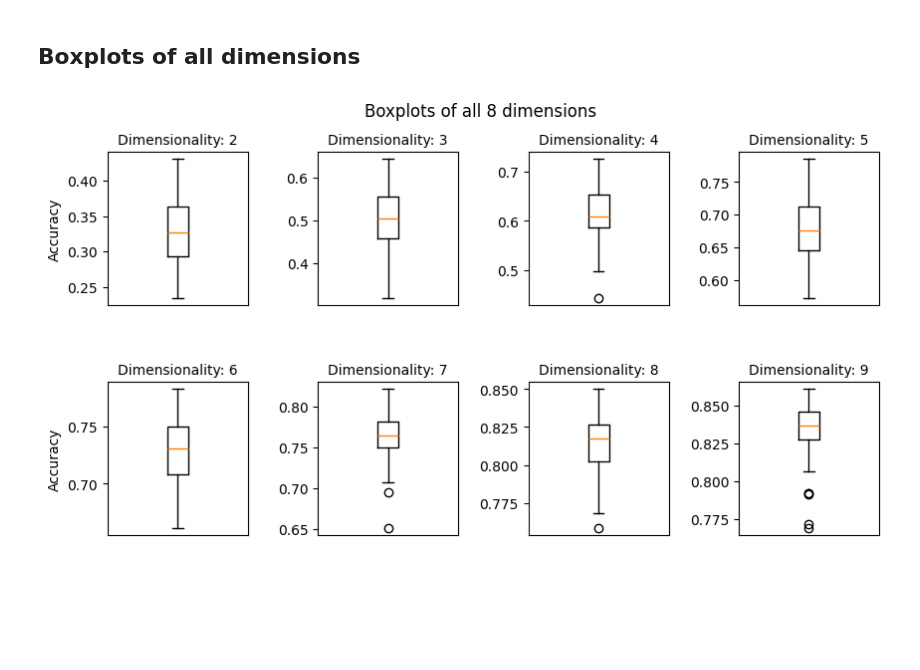
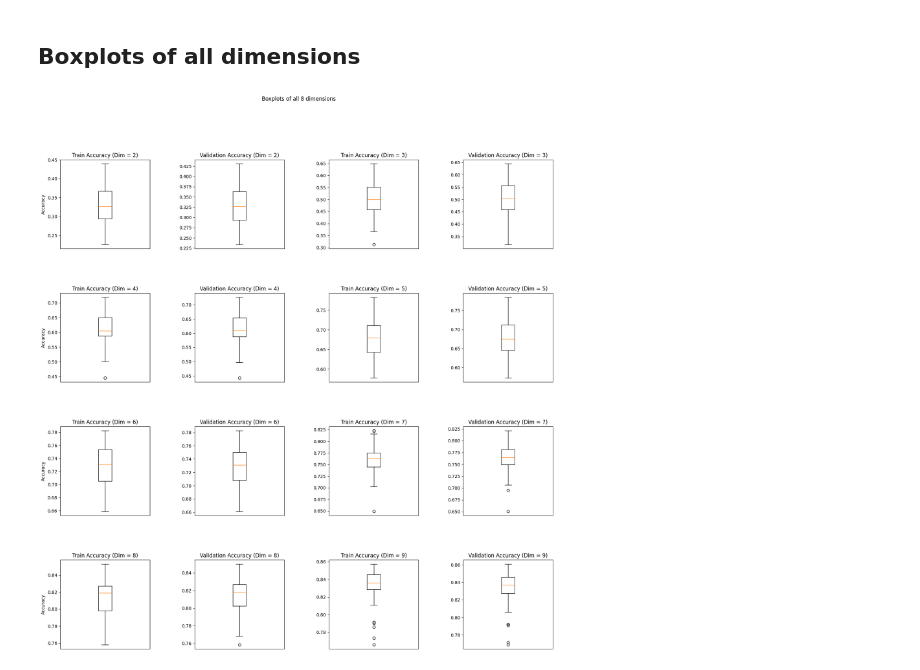
Before and after one commit to yazdanzv/ML_Project_no3, a Jupyter notebook: main.ipynb, the cells around one changed output. Saved outputs shown, nothing was run; the diff lists cells and outputs as text; code cells hidden in the pictures; blank space fills up the shorter version.

```diff
--- a/main.ipynb
+++ b/main.ipynb
@@ -109,7 +109,8 @@ dimensions = range(2, 10)
 rkf = RepeatedKFold(n_splits=5, n_repeats=10, random_state=42)
 
 # Dictionary to store accuracies for each dimension
-accuracy_dict = {dim: [] for dim in dimensions}
+accuracy_dict_val = {dim: [] for dim in dimensions}
+accuracy_dict_train = {dim: [] for dim in dimensions}
 
 for dim in dimensions:
 
@@ -126,21 +127,34 @@ for dim in dimensions:
         perceptron.fit(X_train_fold, y_train_fold)
 
         # Evaluation
-        accuracy = accuracy_score(y_val_fold, perceptron.predict(X_val_fold))
-        accuracy_dict[dim].append(accuracy)
+        # Validation data
+        accuracy_val = accuracy_score(y_val_fold, perceptron.predict(X_val_fold))
+        accuracy_dict_val[dim].append(accuracy_val)
+
+        # Train data
+        accuracy_train = accuracy_score(y_train_fold, perceptron.predict(X_train_fold))
+        accuracy_dict_train[dim].append(accuracy_train)
 # %% [markdown]
 <h2>Boxplots of all dimensions</h2>
 # %%
-fig, axes = plt.subplots(2, 4, figsize=(10, 5))
+fig, axes = plt.subplots(4, 4, figsize=(20, 20))
 fig.subplots_adjust(wspace=0.5, hspace=0.5)
 
-for i, ax in enumerate(axes.flat):
-    ax.boxplot(accuracy_dict[list(accuracy_dict.keys())[i]])
-    ax.xaxis.set_visible(False)
-    ax.set_title(f"Dimensionality: {i+2}", fontdict={'fontsize': 10})
+for i in range(0, 16, 2):
+    ax_1 = axes[i // 4, i % 4]
+    ax_2 = axes[i // 4, (i % 4) + 1]
+    ax_1.boxplot(accuracy_dict_train[list(accuracy_dict_train.keys())[i // 2]])
+    ax_2.boxplot(accuracy_dict_val[list(accuracy_dict_val.keys())[i // 2]])
+    ax_1.xaxis.set_visible(False)
+    ax_2.xaxis.set_visible(False)
+    ax_1.set_title(f"Train Accuracy (Dim = {(i // 2) + 2})")
+    ax_2.set_title(f"Validation Accuracy (Dim = {(i // 2) + 2})")
+
 axes[0, 0].set_ylabel("Accuracy")
 axes[1, 0].set_ylabel("Accuracy")
+axes[2, 0].set_ylabel("Accuracy")
+axes[3, 0].set_ylabel("Accuracy")
 plt.suptitle("Boxplots of all 8 dimensions")
 plt.show()
 # %% [output]
-[figure, old version]
+[figure, new version]
```
Also changed, not shown: parts of 1 cell of this notebook.
